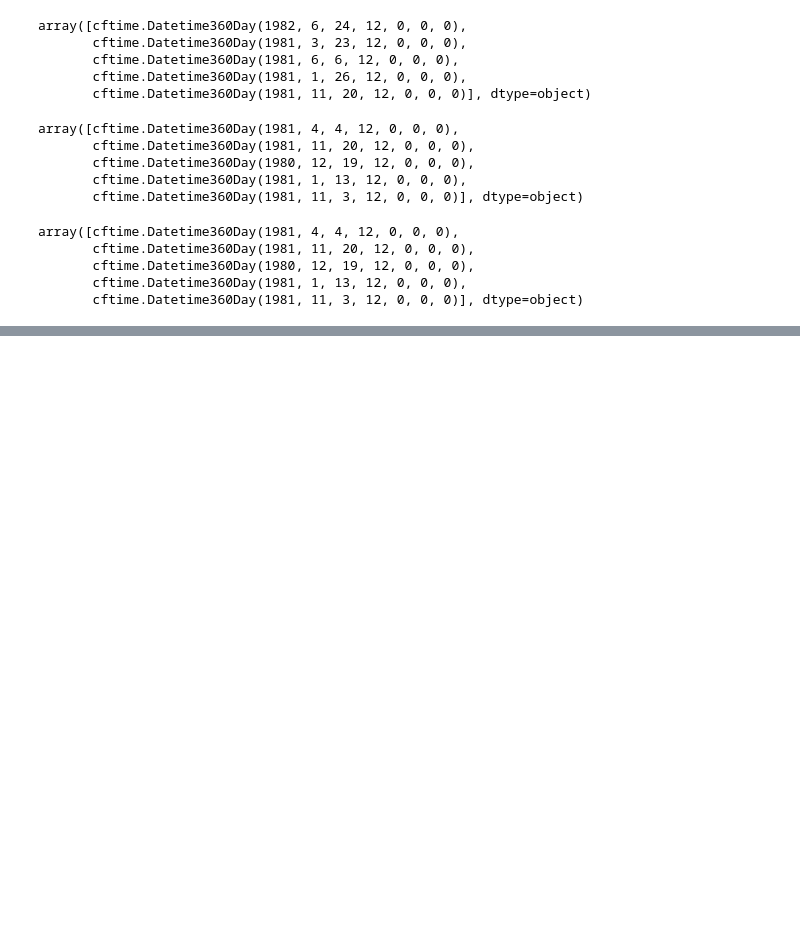
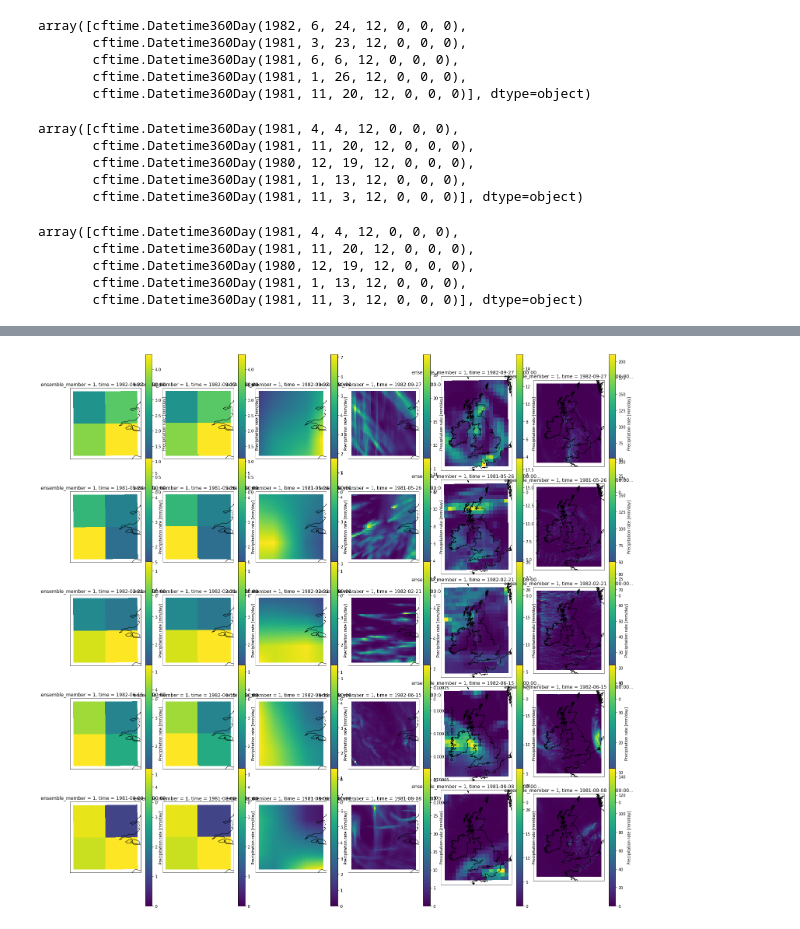
Before and after one commit to henryaddison/ml-downscaling-emulation, a Jupyter notebook: notebooks/exploration/london data.ipynb, the cells around one changed output, grey strips where cells are left out. Saved outputs shown, nothing was run; the diff lists cells and outputs as text; code cells hidden in the pictures; blank space fills up the shorter version.

```diff
--- a/notebooks/exploration/london data.ipynb
+++ b/notebooks/exploration/london data.ipynb
@@ -102,0 +119,8 @@ plot_with_ts([gcm_data, regridded_nn_gcm_data, regridded_lin_gcm_data, cpm_data]
+# %%
+london_total_pr = london_gcm_data.sum(dim=["projection_x_coordinate", "projection_y_coordinate"])
+london_wet_day_total_pr = london_total_pr.where(london_total_pr.pr > 0.4, drop=True).sortby('pr')
+london_median_wet_days = london_wet_day_total_pr.time[329:334]
+# %%
+plot_with_ts([london_gcm_data, london_regridded_nn_gcm_data, london_regridded_lin_gcm_data, london_cpm_data, gcm_data, cpm_data], london_median_wet_days)
+# %% [output]
+[figure, added]
```
Also changed, not shown: parts of 10 cells of this notebook.
